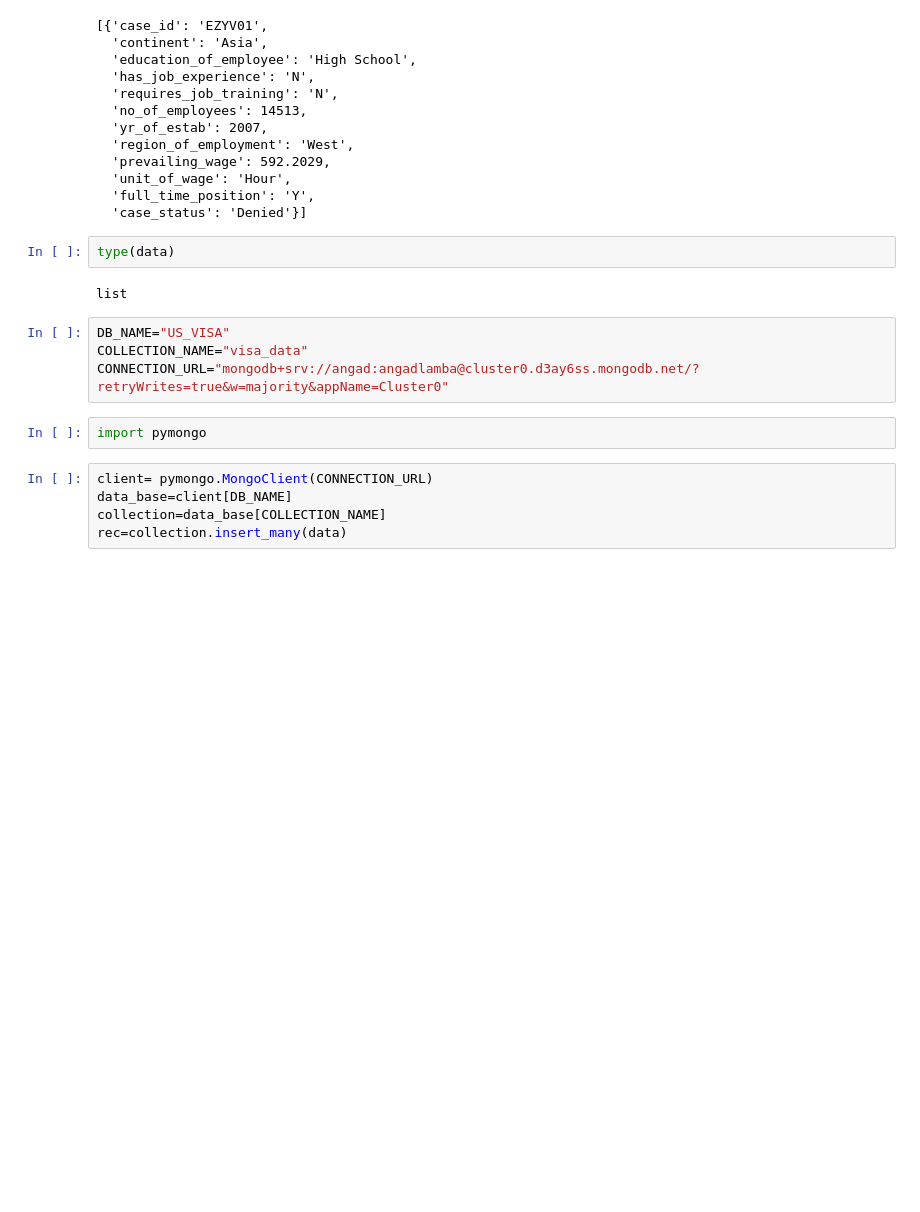
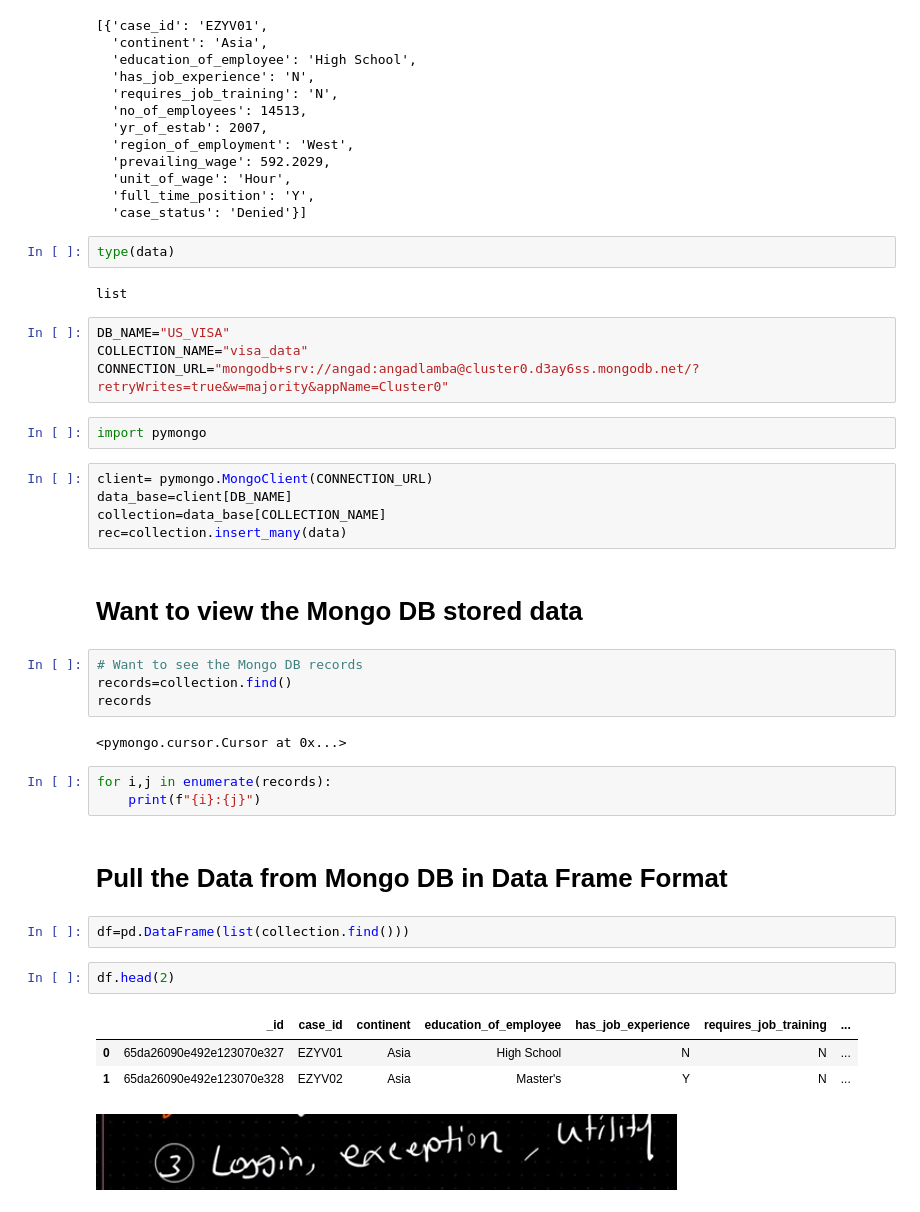
Before and after one commit to AngadSinghLamba/US-Visa-Approval-Prediction, a Jupyter notebook: notebook/mongoDB_demo.ipynb, the cells around one changed output. Saved outputs shown, nothing was run; the diff lists cells and outputs as text; blank space fills up the shorter version.

```diff
--- a/notebook/mongoDB_demo.ipynb
+++ b/notebook/mongoDB_demo.ipynb
@@ -60,3 +62,26 @@ client= pymongo.MongoClient(CONNECTION_URL)
 data_base=client[DB_NAME]
 collection=data_base[COLLECTION_NAME]
 rec=collection.insert_many(data)
+# %% [markdown]
+# Want to view the Mongo DB stored data
+# %%
+# Want to see the Mongo DB records
+records=collection.find()
+records
+# %% [output]
+<pymongo.cursor.Cursor at 0x...>
+# %%
+for i,j in enumerate(records):
+    print(f"{i}:{j}")
+# %% [markdown]
+# Pull the Data from Mongo DB in Data Frame Format
+# %%
+df=pd.DataFrame(list(collection.find()))
+# %%
+df.head(2)
+# %% [output]
+|  | _id | case_id | continent | education_of_employee | has_job_experience | requires_job_training | ... |
+| 0 | 65da26090e492e123070e327 | EZYV01 | Asia | High School | N | N | ... |
+| 1 | 65da26090e492e123070e328 | EZYV02 | Asia | Master's | Y | N | ... |
+# %% [markdown]
+![image.png](attachment:image.png)
```
Also changed, not shown: parts of 1 cell of this notebook.
